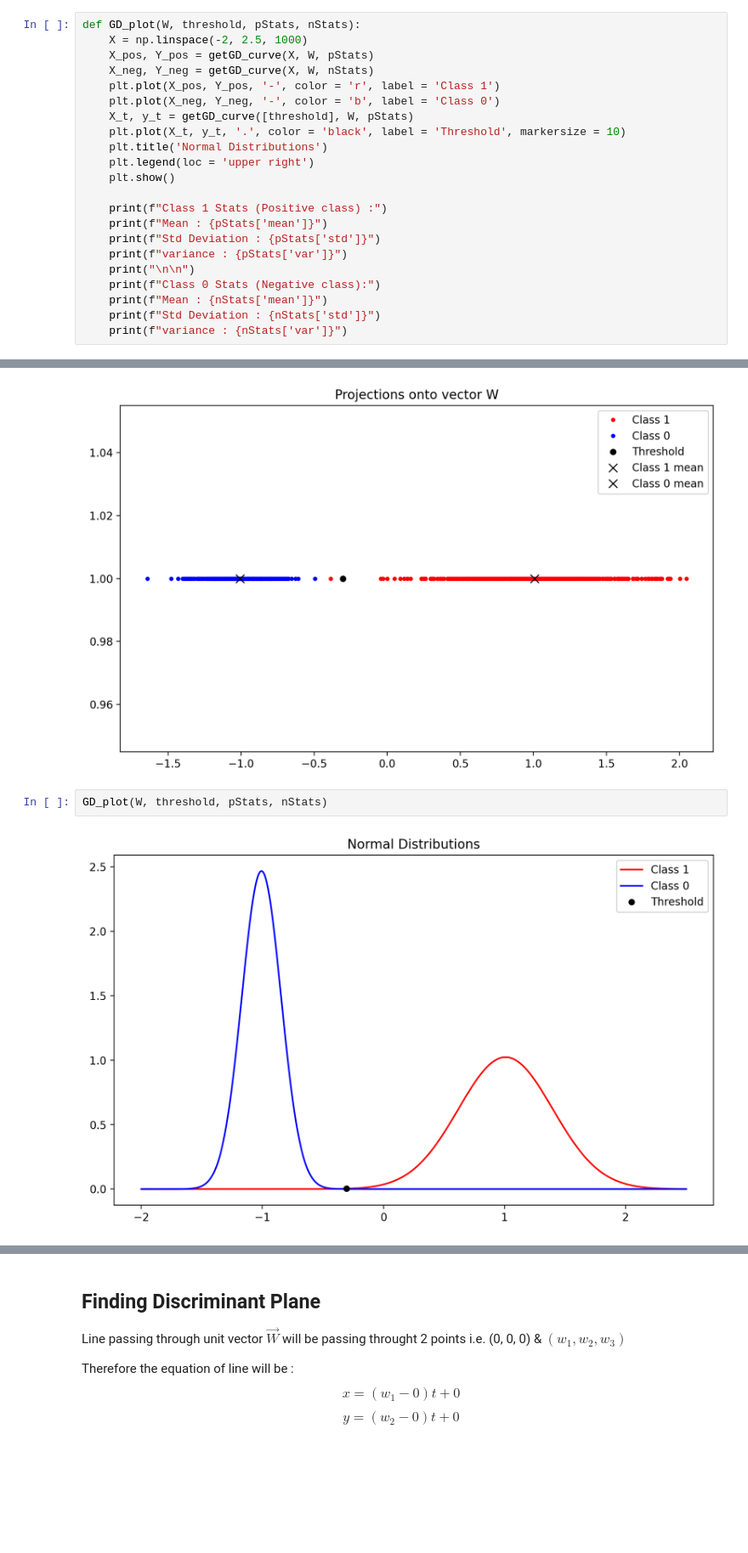
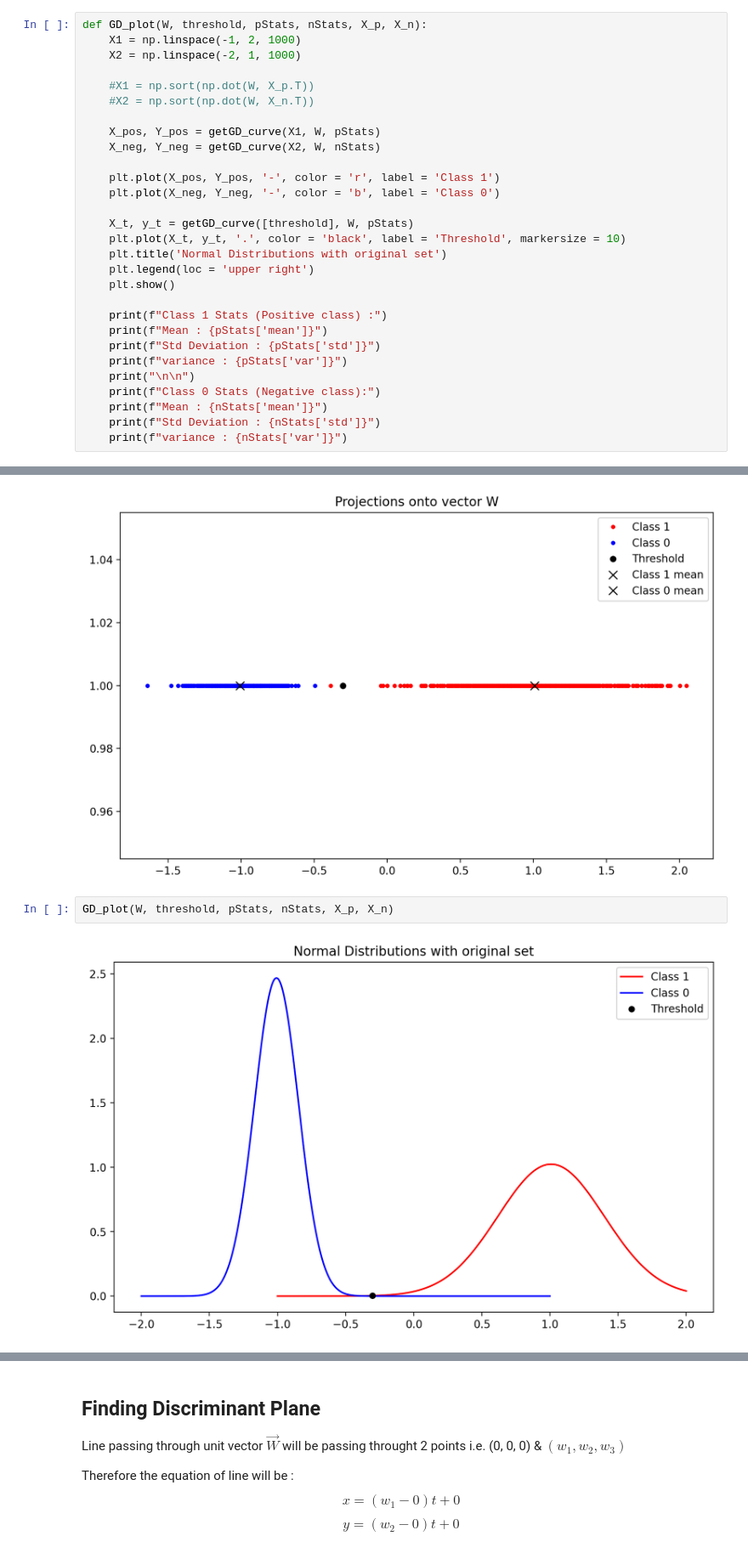
Before and after one commit to CyberKnight1803/ML_Assignment, a Jupyter notebook: fisher/Fisher's Linear Discriminant.ipynb, the cells around one changed output, grey strips where cells are left out. Shown at 85% size. Drawn from its saved outputs; the diff is of its cells as text; blank space fills up the shorter version.

```diff
--- a/fisher/Fisher's Linear Discriminant.ipynb
+++ b/fisher/Fisher's Linear Discriminant.ipynb
@@ -165,15 +165,22 @@ def getGD_curve(X, W, GD):
     Y = (1 / np.sqrt( 2 * np.pi * var)) * np.exp(Z)
     return X, Y
 # %%
-def GD_plot(W, threshold, pStats, nStats):
-    X = np.linspace(-2, 2.5, 1000)
-    X_pos, Y_pos = getGD_curve(X, W, pStats)
-    X_neg, Y_neg = getGD_curve(X, W, nStats)
+def GD_plot(W, threshold, pStats, nStats, X_p, X_n):
+    X1 = np.linspace(-1, 2, 1000)
+    X2 = np.linspace(-2, 1, 1000)
+
+    #X1 = np.sort(np.dot(W, X_p.T))
+    #X2 = np.sort(np.dot(W, X_n.T))
+
+    X_pos, Y_pos = getGD_curve(X1, W, pStats)
+    X_neg, Y_neg = getGD_curve(X2, W, nStats)
+
     plt.plot(X_pos, Y_pos, '-', color = 'r', label = 'Class 1')
     plt.plot(X_neg, Y_neg, '-', color = 'b', label = 'Class 0')
+
     X_t, y_t = getGD_curve([threshold], W, pStats)
     plt.plot(X_t, y_t, '.', color = 'black', label = 'Threshold', markersize = 10)
-    plt.title('Normal Distributions')
+    plt.title('Normal Distributions with original set')
     plt.legend(loc = 'upper right')
     plt.show()
 
@@ -227,9 +234,9 @@ projections_1D(projections, y, threshold, pStats, nStats)
 # %% [output]
 [figure]
 # %%
-GD_plot(W, threshold, pStats, nStats)
+GD_plot(W, threshold, pStats, nStats, X_p, X_n)
 # %% [output]
-[figure, old version]
+[figure, new version]
 Class 1 Stats (Positive class) :
 Mean : 1.0085714575861837
 Std Deviation : 0.3898154645217035
```
Also changed, not shown: parts of 1 cell of this notebook.
